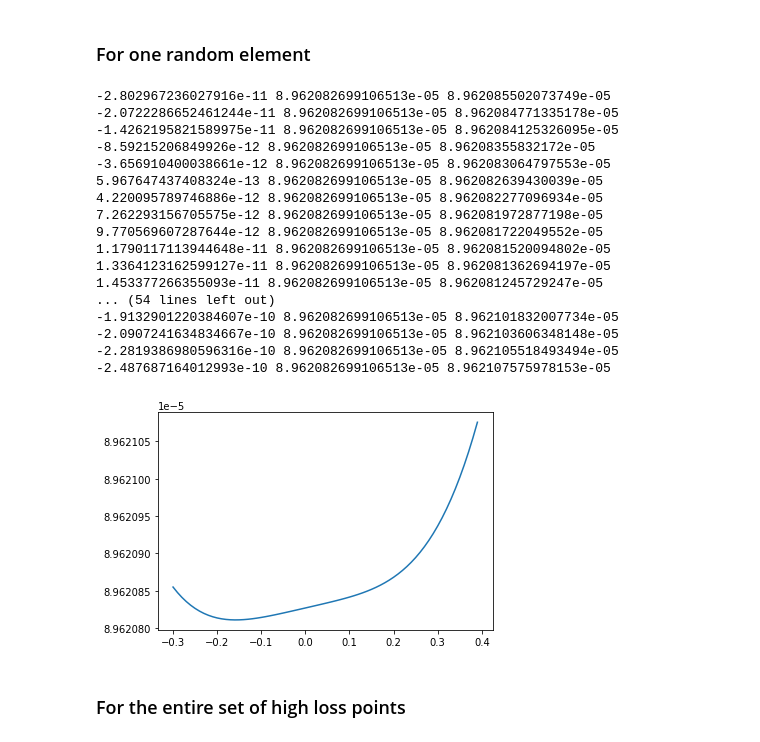
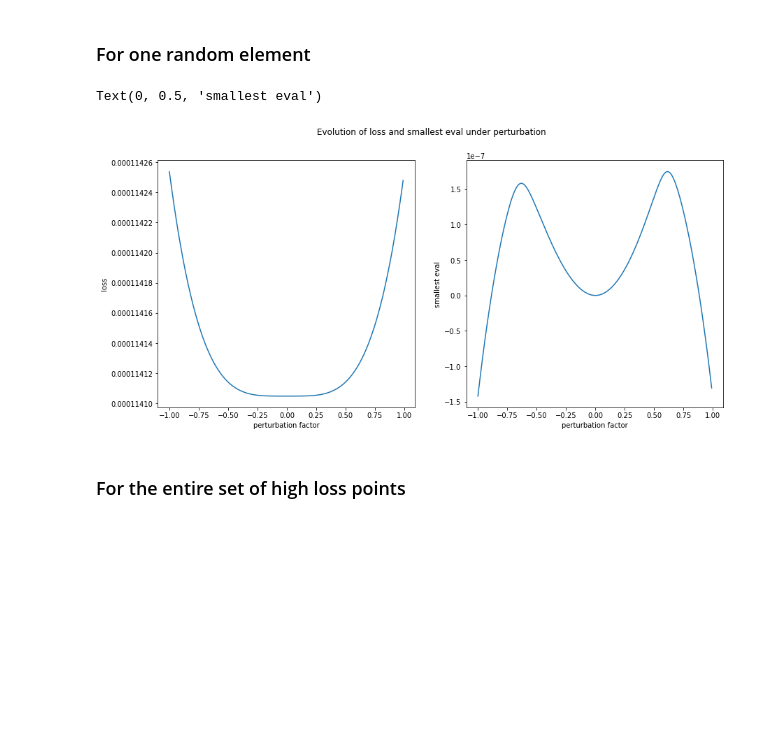
Before and after one commit to theostoican/MastersThesis, a Jupyter notebook: experiments_analysis_Julia_based_data.ipynb, the cells around one changed output. Cells and saved outputs as stored; diff of their text form; code cells hidden in the pictures; blank space fills up the shorter version.

Commit message:
Add chart for smallest eigenvalue.

```diff
--- a/experiments_analysis_Julia_based_data.ipynb
+++ b/experiments_analysis_Julia_based_data.ipynb
@@ -335,36 +337,38 @@ smallest_evector = jnp.array([jax.lax.real(elem) for elem in evectors[:, jnp.arg
 # %%
 old_loss = loss(jnp.append(w_in.T.reshape(D_in * H_student), w_out.reshape(H_student)))
 
+perturb_lower_bound = -1.0
+perturb_uper_bound = 1
+perturb_step = 0.01
+
 perturb_losses = []
+perturb_evals = []
+
 weights = jnp.append(w_in.T.reshape(D_in * H_student), w_out.reshape(H_student))
-for eps in np.arange(-0.3, 0.4, 0.01):
+for eps in np.arange(perturb_lower_bound, perturb_uper_bound, perturb_step):
   new_weights = weights + eps * smallest_evector
+
+  H = hessian(loss)(new_weights)
+  H = (H + H.T) / 2
+  evals, _ = jnp.linalg.eig(H)
+
+  perturb_evals.append(min(evals))
   perturb_losses.append(loss(new_weights))
-  print(old_loss - loss(new_weights), loss(weights), loss(new_weights))
-  if old_loss - loss(new_weights) > old_loss / 100:
-    print('yeah')
 
-plt.plot(np.arange(-0.3, 0.4, 0.01), perturb_losses)
-plt.ticklabel_format(useOffset=False)
+fig, (ax1, ax2) = plt.subplots(1, 2)
+fig.set_size_inches(14.5, 6.5)
+fig.suptitle('Evolution of loss and smallest eval under perturbation')
+ax1.plot(np.arange(perturb_lower_bound, perturb_uper_bound, perturb_step), perturb_losses)
+ax1.ticklabel_format(useOffset=False)
+ax1.set_xlabel('perturbation factor')
+ax1.set_ylabel('loss')
+
+ax2.plot(np.arange(perturb_lower_bound, perturb_uper_bound, perturb_step), perturb_evals)
+ax2.set_xlabel('perturbation factor')
+ax2.set_ylabel('smallest eval')
 # %% [output]
--2.802967236027916e-11 8.962082699106513e-05 8.962085502073749e-05
--2.0722286652461244e-11 8.962082699106513e-05 8.962084771335178e-05
--1.4262195821589975e-11 8.962082699106513e-05 8.962084125326095e-05
--8.59215206849926e-12 8.962082699106513e-05 8.96208355832172e-05
--3.656910400038661e-12 8.962082699106513e-05 8.962083064797553e-05
-5.967647437408324e-13 8.962082699106513e-05 8.962082639430039e-05
-4.220095789746886e-12 8.962082699106513e-05 8.962082277096934e-05
-7.262293156705575e-12 8.962082699106513e-05 8.962081972877198e-05
-9.770569607287644e-12 8.962082699106513e-05 8.962081722049552e-05
-1.1790117113944648e-11 8.962082699106513e-05 8.962081520094802e-05
-1.3364123162599127e-11 8.962082699106513e-05 8.962081362694197e-05
-1.453377266355093e-11 8.962082699106513e-05 8.962081245729247e-05
-... (54 lines left out)
--1.9132901220384607e-10 8.962082699106513e-05 8.962101832007734e-05
--2.0907241634834667e-10 8.962082699106513e-05 8.962103606348148e-05
--2.2819386980596316e-10 8.962082699106513e-05 8.962105518493494e-05
--2.487687164012993e-10 8.962082699106513e-05 8.962107575978153e-05
+Text(0, 0.5, 'smallest eval')
-[figure, old version]
+[figure, new version]
 # %% [markdown]
 ### For the entire set of high loss points
 # %%
```
Also changed, not shown: parts of 11 cells of this notebook.
